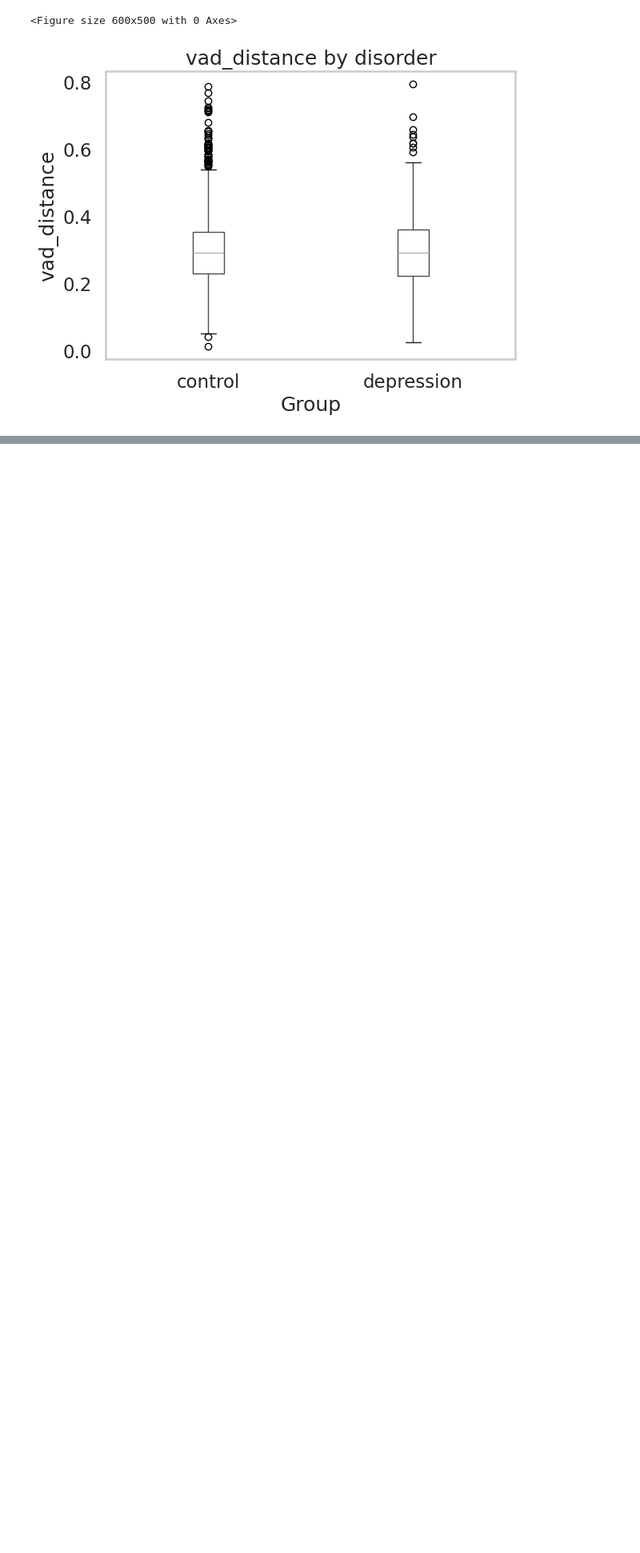
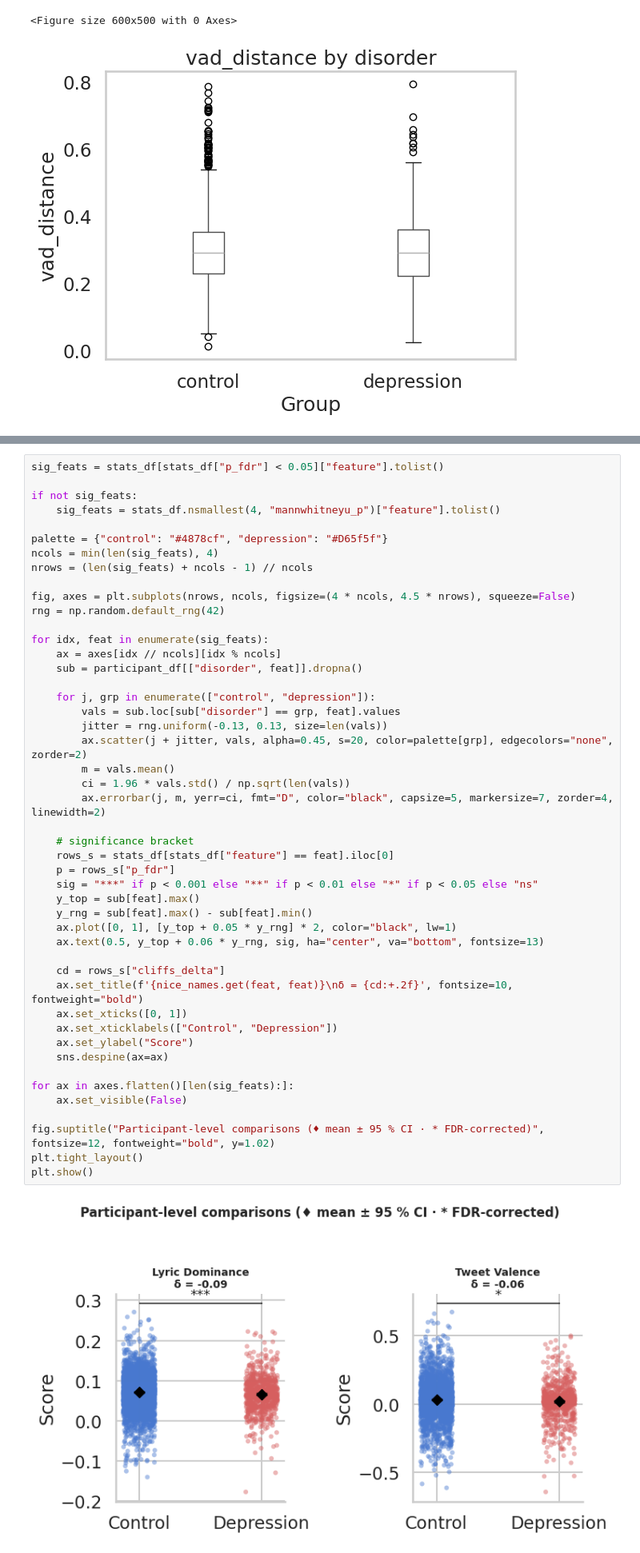
Before and after one commit to filpi86/mer-thesis, a Jupyter notebook: VAD_analysis_SHAP.ipynb, the cells around one changed output, grey strips where cells are left out. Shown at 80% size. Saved outputs shown, nothing was run; the diff lists cells and outputs as text; blank space fills up the shorter version.

```diff
--- a/VAD_analysis_SHAP.ipynb
+++ b/VAD_analysis_SHAP.ipynb
@@ -1184,0 +1046,49 @@ for feature in plot_features:
+# %%
+sig_feats = stats_df[stats_df["p_fdr"] < 0.05]["feature"].tolist()
+
+if not sig_feats:
+    sig_feats = stats_df.nsmallest(4, "mannwhitneyu_p")["feature"].tolist()
+
+palette = {"control": "#4878cf", "depression": "#D65f5f"}
+ncols = min(len(sig_feats), 4)
+nrows = (len(sig_feats) + ncols - 1) // ncols
+
+fig, axes = plt.subplots(nrows, ncols, figsize=(4 * ncols, 4.5 * nrows), squeeze=False)
+rng = np.random.default_rng(42)
+
+for idx, feat in enumerate(sig_feats):
+    ax = axes[idx // ncols][idx % ncols]
+    sub = participant_df[["disorder", feat]].dropna()
+
+    for j, grp in enumerate(["control", "depression"]):
+        vals = sub.loc[sub["disorder"] == grp, feat].values
+        jitter = rng.uniform(-0.13, 0.13, size=len(vals))
+        ax.scatter(j + jitter, vals, alpha=0.45, s=20, color=palette[grp], edgecolors="none", zorder=2)
+        m = vals.mean()
+        ci = 1.96 * vals.std() / np.sqrt(len(vals))
+        ax.errorbar(j, m, yerr=ci, fmt="D", color="black", capsize=5, markersize=7, zorder=4, linewidth=2)
+
+    # significance bracket
+    rows_s = stats_df[stats_df["feature"] == feat].iloc[0]
+    p = rows_s["p_fdr"]
+    sig = "***" if p < 0.001 else "**" if p < 0.01 else "*" if p < 0.05 else "ns"
+    y_top = sub[feat].max()
+    y_rng = sub[feat].max() - sub[feat].min()
+    ax.plot([0, 1], [y_top + 0.05 * y_rng] * 2, color="black", lw=1)
+    ax.text(0.5, y_top + 0.06 * y_rng, sig, ha="center", va="bottom", fontsize=13)
+
+    cd = rows_s["cliffs_delta"]
+    ax.set_title(f'{nice_names.get(feat, feat)}\nδ = {cd:+.2f}', fontsize=10, fontweight="bold")
+    ax.set_xticks([0, 1])
+    ax.set_xticklabels(["Control", "Depression"])
+    ax.set_ylabel("Score")
+    sns.despine(ax=ax)
+
+for ax in axes.flatten()[len(sig_feats):]:
+    ax.set_visible(False)
+
+fig.suptitle("Participant-level comparisons (♦ mean ± 95 % CI · * FDR-corrected)", fontsize=12, fontweight="bold", y=1.02)
+plt.tight_layout()
+plt.show()
+# %% [output]
+[figure, added]
```
Also changed, not shown: parts of 19 cells of this notebook.
